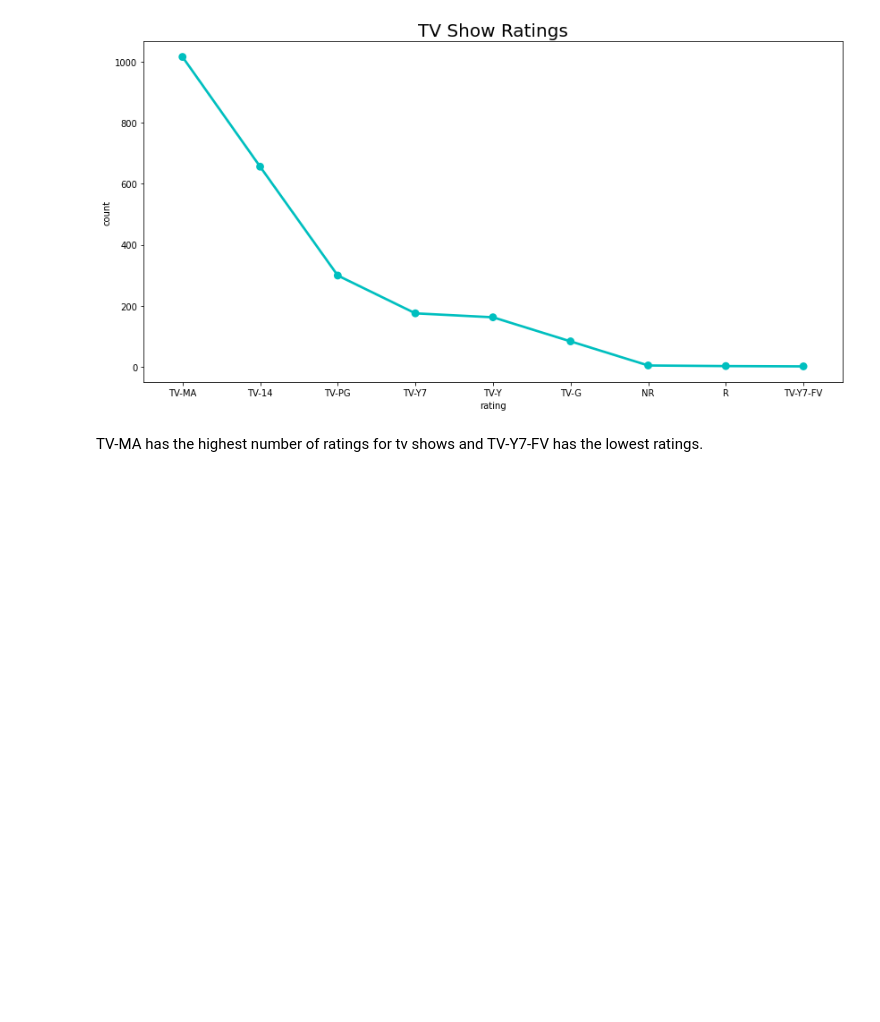
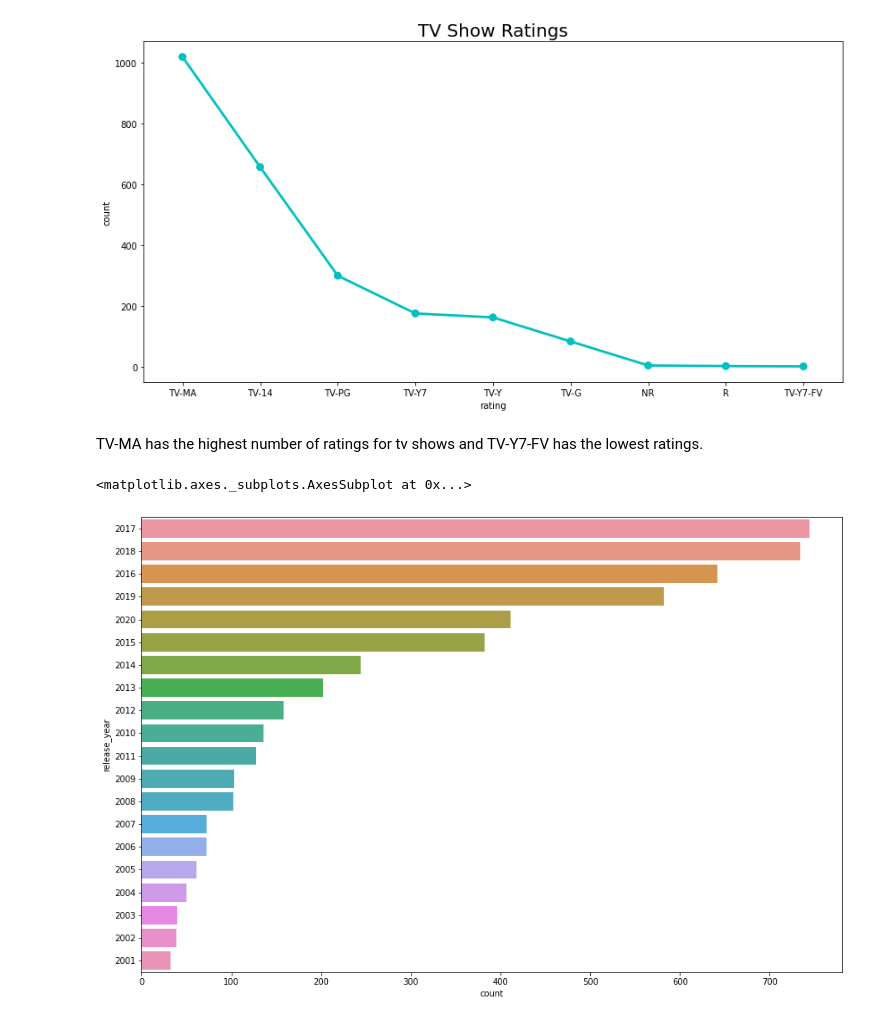
Before and after one commit to Ishansingh438/NETFLIX-MOVIES-AND-TV-SHOWS-CLUSTERING, a Jupyter notebook: Ishan_Singh_NETFLIX_MOVIES_AND_TV_SHOWS_CLUSTERING.ipynb, the cells around one changed output. Saved outputs shown, nothing was run; the diff lists cells and outputs as text; code cells hidden in the pictures; blank space fills up the shorter version.

```diff
--- a/Ishan_Singh_NETFLIX_MOVIES_AND_TV_SHOWS_CLUSTERING.ipynb
+++ b/Ishan_Singh_NETFLIX_MOVIES_AND_TV_SHOWS_CLUSTERING.ipynb
@@ -260,3 +290,10 @@ plt.show()
 [figure]
 # %% [markdown]
 TV-MA has the highest number of ratings for tv shows and TV-Y7-FV has the lowest ratings.
+# %%
+# visualizing how many movies released per year in last 20 years
+plt.figure(figsize=(15,10))
+sns.countplot(y=movies['release_year'],data=df,order=movies['release_year'].value_counts().index[0:20])
+# %% [output]
+<matplotlib.axes._subplots.AxesSubplot at 0x...>
+[figure, added]
```
Also changed, not shown: parts of 17 cells of this notebook.
